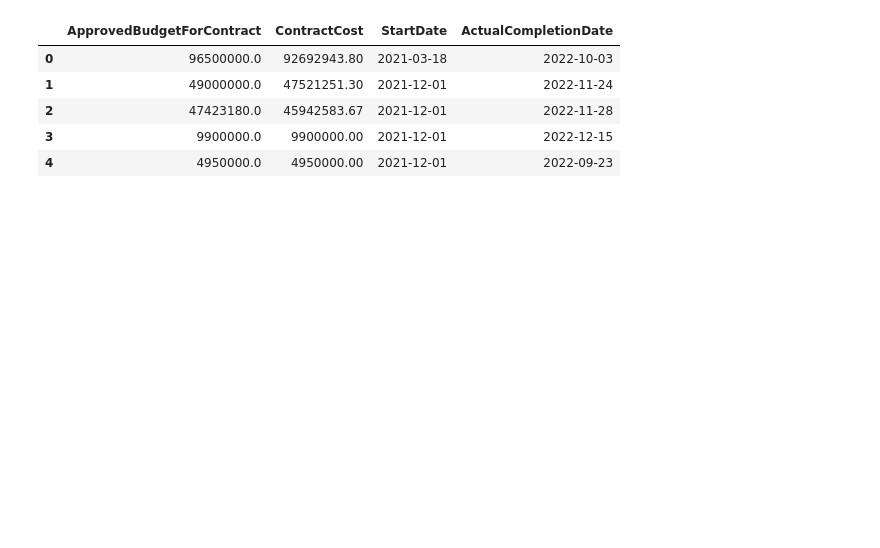
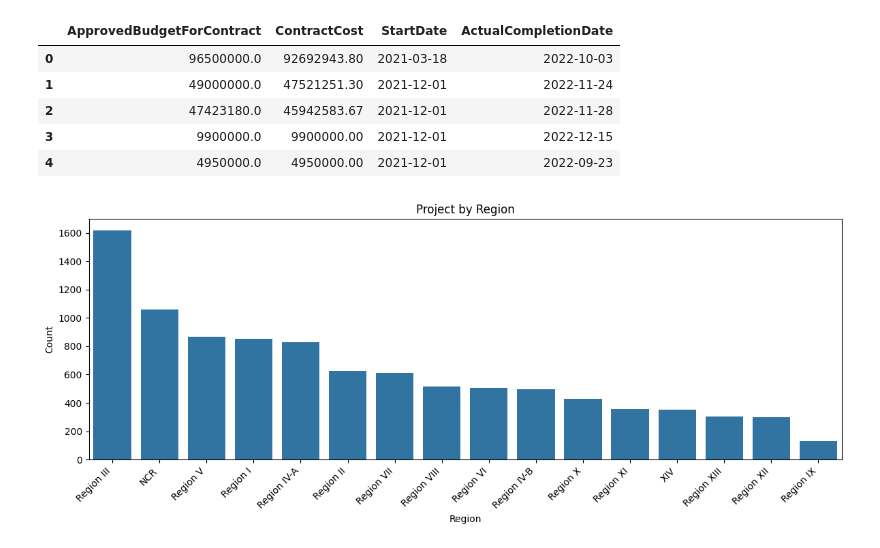
Before and after one commit to muhadma/DPWH-Flood-Control, a Jupyter notebook: main.ipynb, the cells around one changed output. Drawn from its saved outputs; the diff is of its cells as text; code cells hidden in the pictures; blank space fills up the shorter version.

Commit message:
Adding sample visualization

```diff
--- a/main.ipynb
+++ b/main.ipynb
@@ -80,3 +80,18 @@ budgets_by_year = data.groupby('FundingYear')['ApprovedBudgetForContract'].sum()
 # %%
 #median duration by type of work
 median_duration = data.groupby('TypeOfWork')['Project Duration'].median().sort_values()
+# %%
+#sample visualization
+
+#Projects per Region
+region_count = data['Region'].value_counts().reset_index()
+region_count.columns = ['Region', 'Count']
+
+plt.figure(figsize=(12, 5))
+sns.barplot(data=region_count, x='Region', y='Count')
+plt.xticks(rotation=45, ha='right')
+plt.title('Project by Region')
+plt.tight_layout()
+plt.show()
+# %% [output]
+[figure, added]
```
